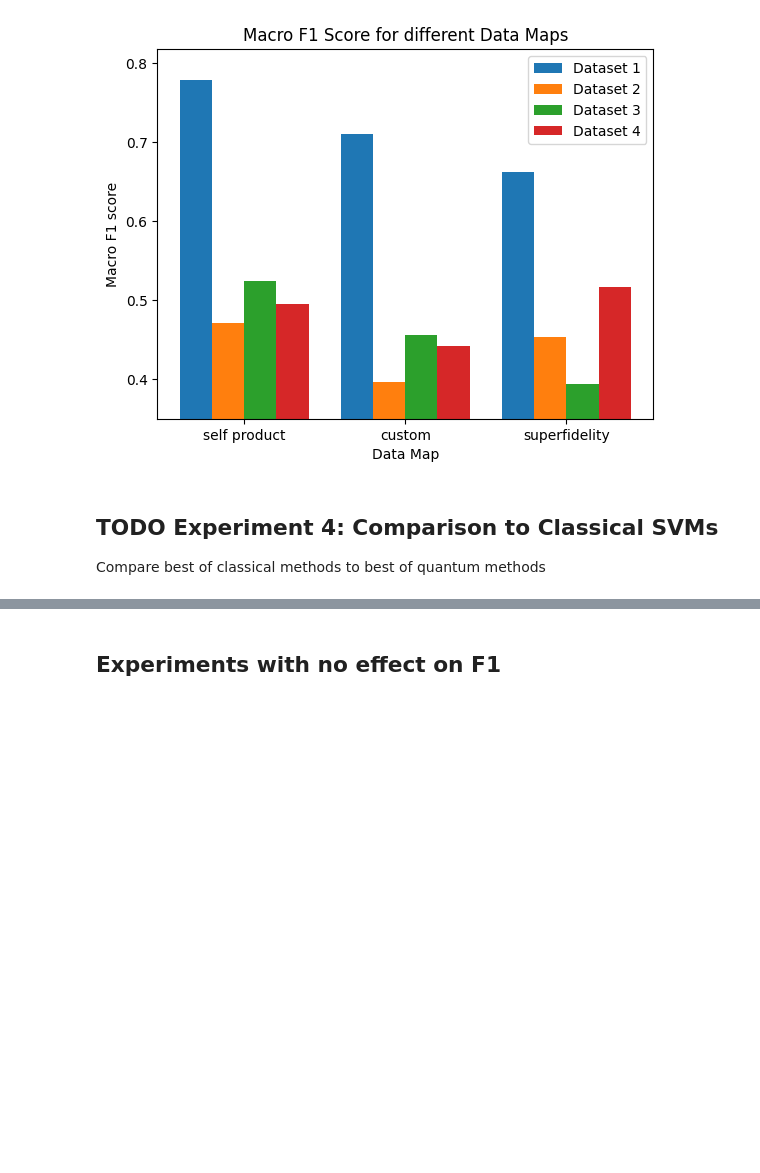
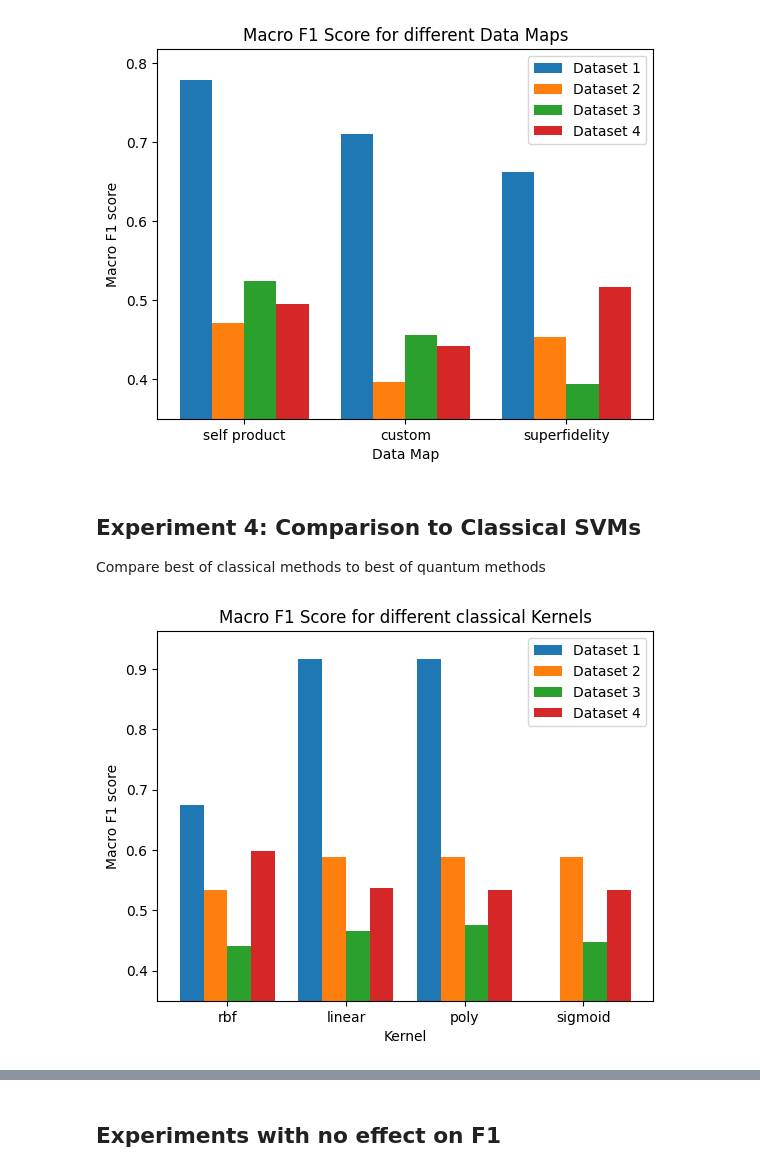
Before and after one commit to welremco/Group3QuantumOneClassSVMs, a Jupyter notebook: results/results.ipynb, the cells around one changed output, grey strips where cells are left out. Cells and saved outputs as stored; diff of their text form; code cells hidden in the pictures; blank space fills up the shorter version.

```diff
--- a/results/results.ipynb
+++ b/results/results.ipynb
@@ -207,6 +207,34 @@ plt.show()
 # %% [output]
 [figure]
 # %% [markdown]
-## TODO Experiment 4: Comparison to Classical SVMs
+## Experiment 4: Comparison to Classical SVMs
 
 Compare best of classical methods to best of quantum methods
+# %%
+kernel_list = ['rbf', 'linear', 'poly', 'sigmoid']
+results_classical = [0.6749444780940843, 0.9171052631578946, 0.9171052631578946, 0.08695652173913042, 0.5330934649820098, 0.5881006864988558, 0.5881006864988558, 0.5881006864988558, 0.44148936170212766, 0.466172552142354, 0.4763827919227393, 0.4473684210526316, 0.5987654320987654, 0.537037037037037, 0.5330934649820098, 0.5330934649820098]
+
+ds1_f1 = results_classical[:4]
+ds2_f1 = results_classical[4:8]
+ds3_f1 = results_classical[8:12]
+ds4_f1 = results_classical[12:]
+
+bar_width = 0.2
+
+coeffs = [-1.5, -0.5, 0.5, 1.5]
+
+def grouped_bars(ds):
+    return [rep + bar_width*coeffs[ds] for rep in [1,2,3,4]]
+
+for ds, f1 in enumerate([ds1_f1, ds2_f1, ds3_f1, ds4_f1]):
+    plt.bar(grouped_bars(ds), f1, width=bar_width, label=f'Dataset {ds+1}')
+
+plt.xticks([1,2,3,4], kernel_list)
+plt.xlabel('Kernel')
+plt.ylabel('Macro F1 score')
+plt.title('Macro F1 Score for different classical Kernels')
+plt.ylim(0.35)
+plt.legend()
+plt.show()
+# %% [output]
+[figure, added]
```
Also changed, not shown: parts of 8 cells of this notebook.
